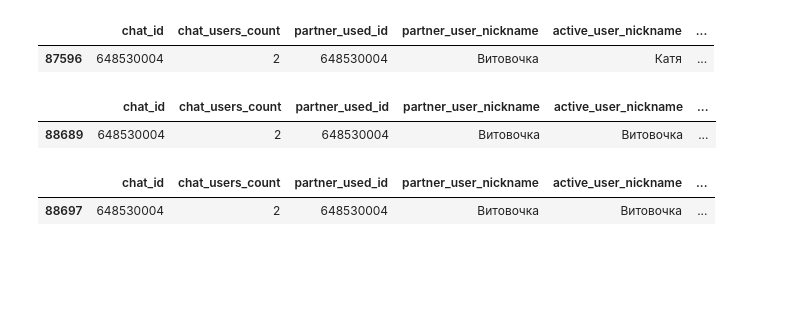
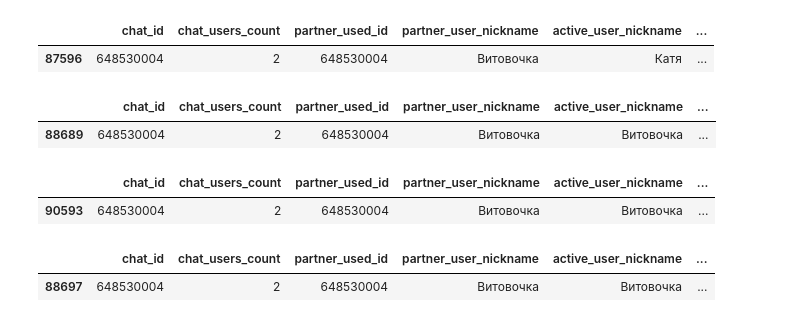
Before and after one commit to vokor/message-processor, a Jupyter notebook: Untitled.ipynb, the cells around one changed output. Cells and saved outputs as stored; diff of their text form; code cells hidden in the pictures; blank space fills up the shorter version.

```diff
--- a/Untitled.ipynb
+++ b/Untitled.ipynb
@@ -1,7 +1,7 @@
 # %%
 import pandas as pd
 # %%
-df = pd.read_csv('my_res.csv')
+df = pd.read_csv('my_res2.csv')
 # %%
 df.head()
 # %% [output]
@@ -35,6 +35,11 @@ df[df['timestamp'] == 1682107548] # видео
 # %% [output]
 |  | chat_id | chat_users_count | partner_used_id | partner_user_nickname | active_user_nickname | ... |
 | 88689 | 648530004 | 2 | 648530004 | Витовочка | Витовочка | ... |
+# %%
+df[df['timestamp'] == 1683203434] # видео
+# %% [output]
+|  | chat_id | chat_users_count | partner_used_id | partner_user_nickname | active_user_nickname | ... |
+| 90593 | 648530004 | 2 | 648530004 | Витовочка | Витовочка | ... |
 # %%
 df[df['timestamp'] == 1682112964]
 # %% [output]
```
Also changed, not shown: parts of 1 cell of this notebook, 6 other files.
